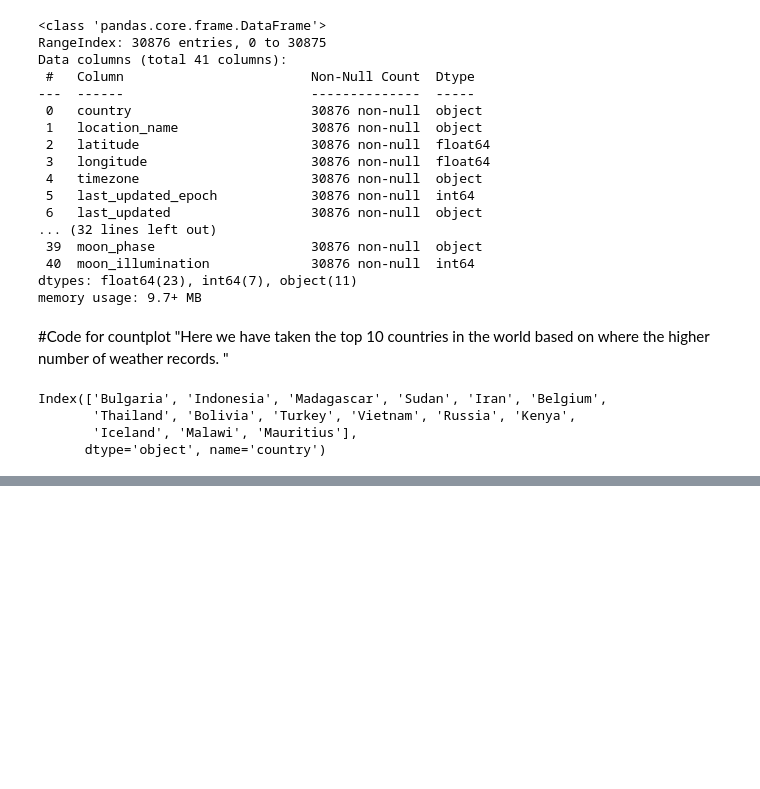
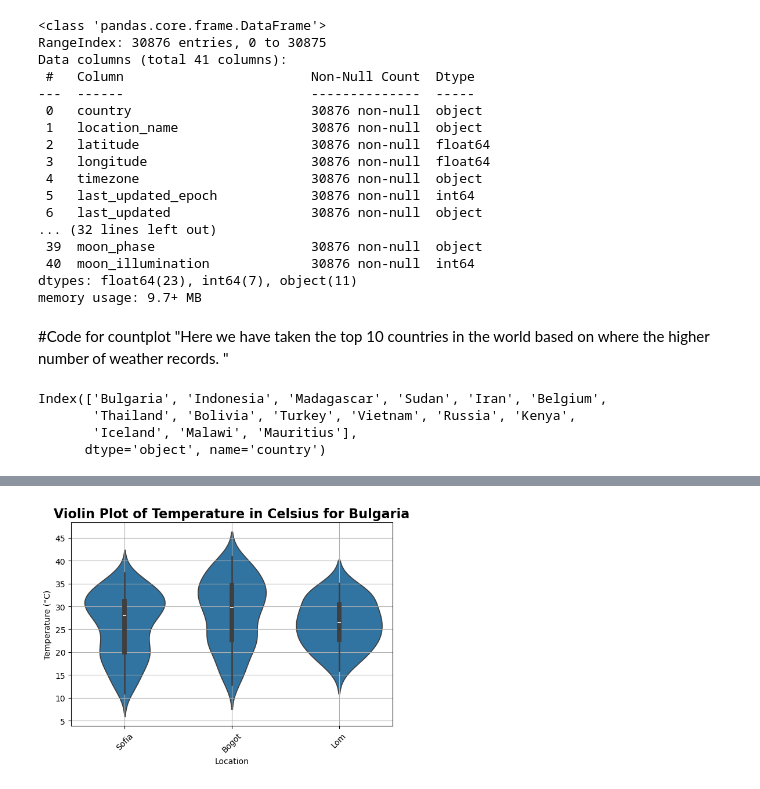
Before and after one commit to Sutharshan-art/Applied_Data_Science_01_Assignment, a Jupyter notebook: Statistics_and_Trends_Plots.ipynb, the cells around one changed output, grey strips where cells are left out. Cells and saved outputs as stored; diff of their text form; code cells hidden in the pictures; blank space fills up the shorter version.

```diff
--- a/Statistics_and_Trends_Plots.ipynb
+++ b/Statistics_and_Trends_Plots.ipynb
@@ -114,0 +204,31 @@ plt.show()
+# %%
+def plot_violin_graph():
+    top_most_country = data['country'].value_counts().nlargest(1).index.tolist()
+    data_top_most_country = data[data['country'].isin(top_most_country)]
+    cols = 2
+    rows = int(np.ceil(len(top_most_country) / cols))
+    fig, axs = plt.subplots(rows, cols, figsize=(12, 5 * rows))
+    axs = axs.flatten()
+    #fig.suptitle('Violin Plots of Temperature in Celsius for Top 20 Countries', fontsize=16, fontweight='bold')
+
+    for i, country in enumerate(top_most_country):
+        sns.violinplot(data=data_top_most_country[data_top_most_country['country'] == country],
+                       x='location_name', y='temperature_celsius', ax=axs[i])
+        axs[i].set_title(f'Violin Plot of Temperature in Celsius for {country}', fontsize=16, fontweight='bold')
+        axs[i].set_xlabel('Location')
+        axs[i].set_ylabel('Temperature (°C)')
+        axs[i].tick_params(axis='x', rotation=45)
+        axs[i].grid()
+
+    for j in range(i + 1, len(axs)):
+        axs[j].axis('off')
+
+    plt.tight_layout(rect=[0, 0, 1, 0.95])
+    plt.savefig("weather_distribution_violin_plot.png", dpi=300, bbox_inches='tight')
+    plt.show()
+    return
+# %%
+#Calling the function to plot the violin graph
+plot_violin_graph()
+# %% [output]
+[figure, added]
```
Also changed, not shown: parts of 15 cells of this notebook.
